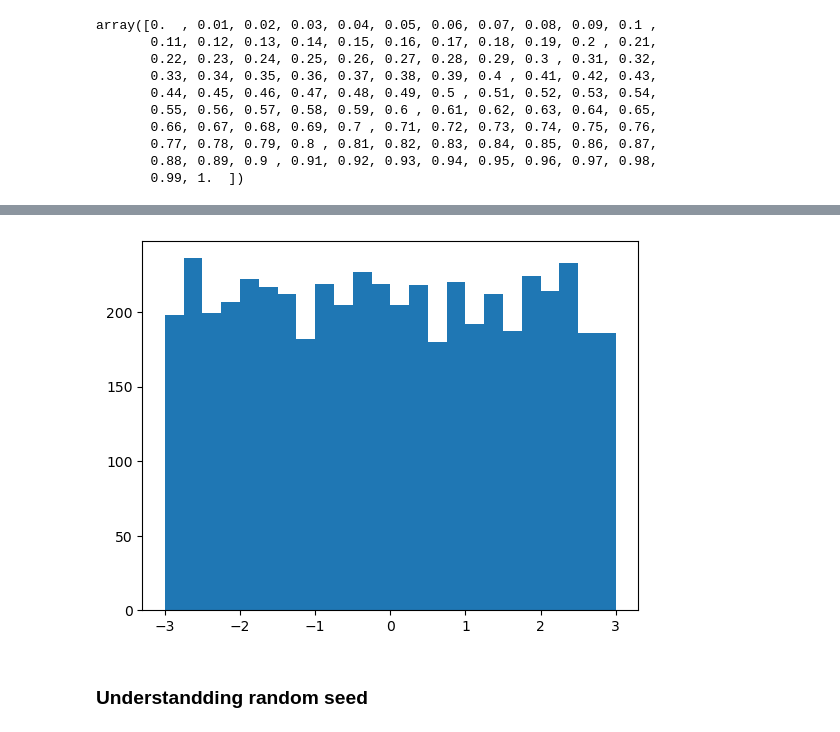
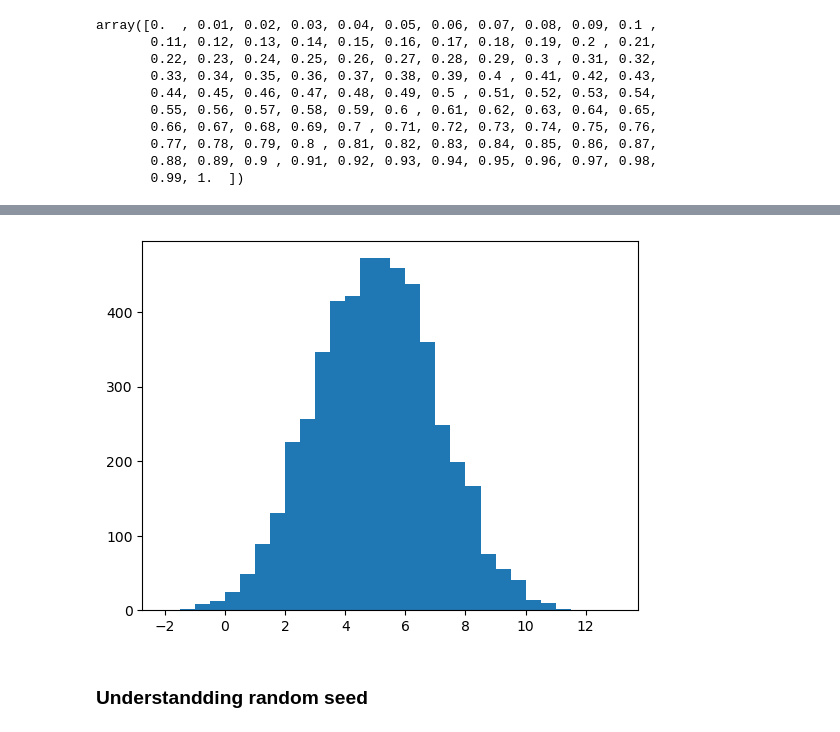
Before and after one commit to Daviedavie100/DatacampPythonDataAnalysis, a Jupyter notebook: Datacamp.ipynb, the cells around one changed output, grey strips where cells are left out. Drawn from its saved outputs; the diff is of its cells as text; code cells hidden in the pictures.

```diff
--- a/Datacamp.ipynb
+++ b/Datacamp.ipynb
@@ -2482,9 +2488,9 @@ array([ 1.84103065,  5.88513454, 10.03078881, ...,  4.87038323,
 # %%
-# Plot a histogram of uniform values, binwidth 0.25
-plt.hist(x=uniforms, bins=np.arange(-3, 3.25, 0.25))
-plt.show();
+# Plot a histogram of normal values, binwidth 0.5
+plt.hist(x=normals, bins=np.arange(-2,13.5, 0.5))
+plt.show()
 # %% [output]
-[figure, old version]
+[figure, new version]
 # %% [markdown]
 ### Understandding random seed
 # %%
```
Also changed, not shown: parts of 3 cells of this notebook.
